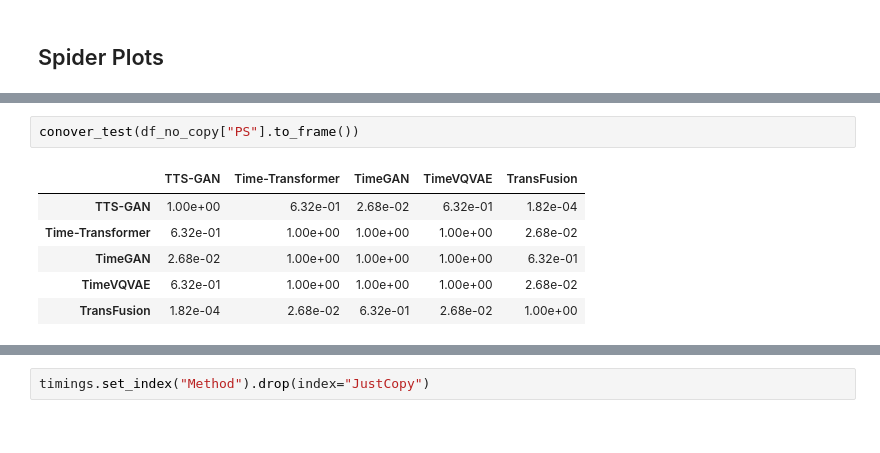
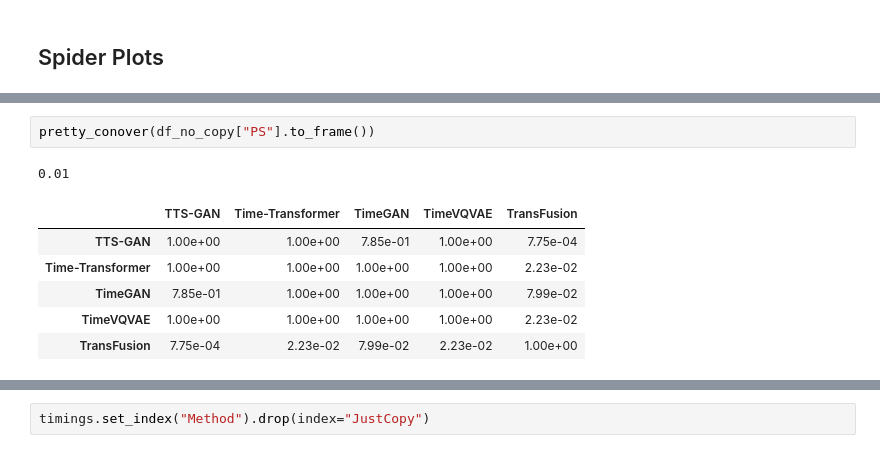
Before and after one commit to istvan-derda/Istvans-TSGBench, a Jupyter notebook: visualizations/visualize_numeric_results.ipynb, the cells around one changed output, grey strips where cells are left out. Cells and saved outputs as stored; diff of their text form.

```diff
--- a/visualizations/visualize_numeric_results.ipynb
+++ b/visualizations/visualize_numeric_results.ipynb
@@ -230,14 +284,15 @@ plot_average_rankings(df_no_copy["PS"], "Predictive Score", [1, 1, 1, -1, 1])
 # %% [output]
 [interactive output not drawn]
 # %%
-conover_test(df_no_copy["PS"].to_frame())
+pretty_conover(df_no_copy["PS"].to_frame())
 # %% [output]
+0.01
 |  | TTS-GAN | Time-Transformer | TimeGAN | TimeVQVAE | TransFusion |
-| TTS-GAN | 1.00e+00 | 6.32e-01 | 2.68e-02 | 6.32e-01 | 1.82e-04 |
-| Time-Transformer | 6.32e-01 | 1.00e+00 | 1.00e+00 | 1.00e+00 | 2.68e-02 |
-| TimeGAN | 2.68e-02 | 1.00e+00 | 1.00e+00 | 1.00e+00 | 6.32e-01 |
-| TimeVQVAE | 6.32e-01 | 1.00e+00 | 1.00e+00 | 1.00e+00 | 2.68e-02 |
-| TransFusion | 1.82e-04 | 2.68e-02 | 6.32e-01 | 2.68e-02 | 1.00e+00 |
+| TTS-GAN | 1.00e+00 | 1.00e+00 | 7.85e-01 | 1.00e+00 | 7.75e-04 |
+| Time-Transformer | 1.00e+00 | 1.00e+00 | 1.00e+00 | 1.00e+00 | 2.23e-02 |
+| TimeGAN | 7.85e-01 | 1.00e+00 | 1.00e+00 | 1.00e+00 | 7.99e-02 |
+| TimeVQVAE | 1.00e+00 | 1.00e+00 | 1.00e+00 | 1.00e+00 | 2.23e-02 |
+| TransFusion | 7.75e-04 | 2.23e-02 | 7.99e-02 | 2.23e-02 | 1.00e+00 |
 # %%
 from scipy.stats import friedmanchisquare
 
```
Also changed, not shown: parts of 18 cells of this notebook, 14 other files.
